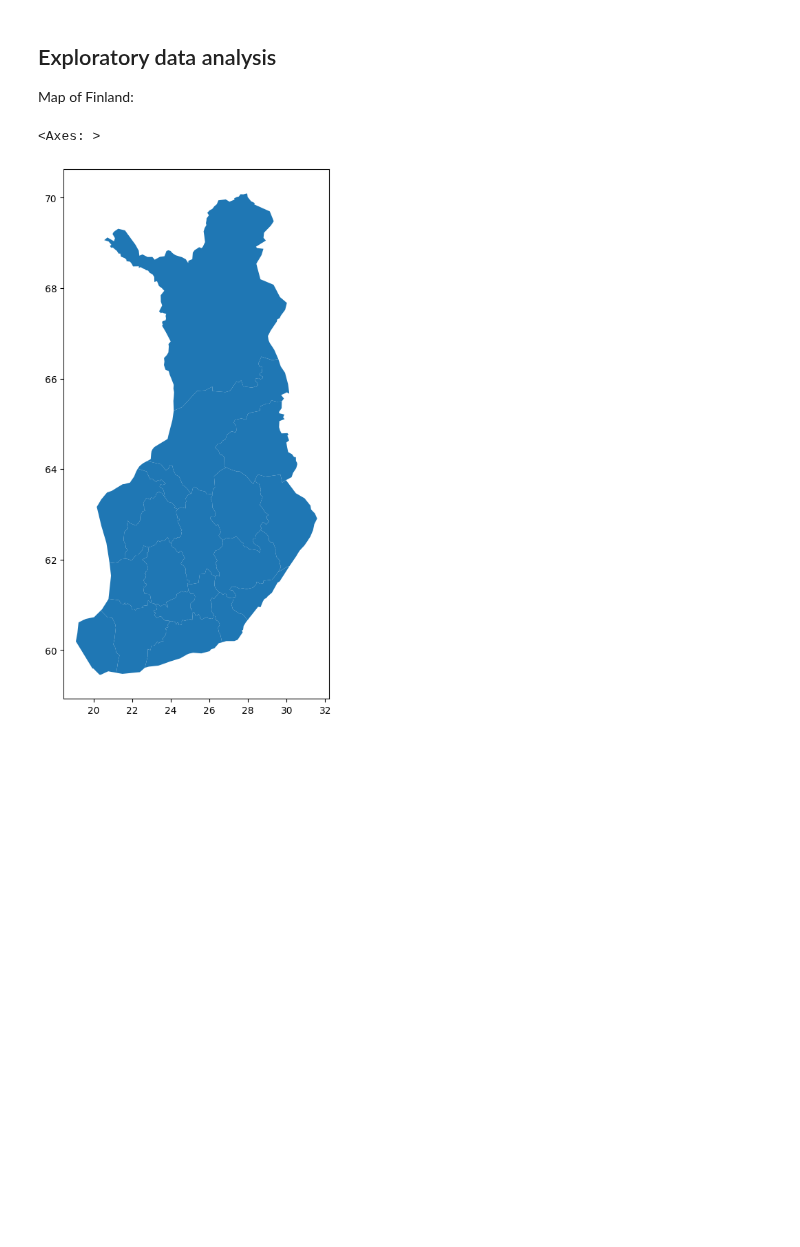
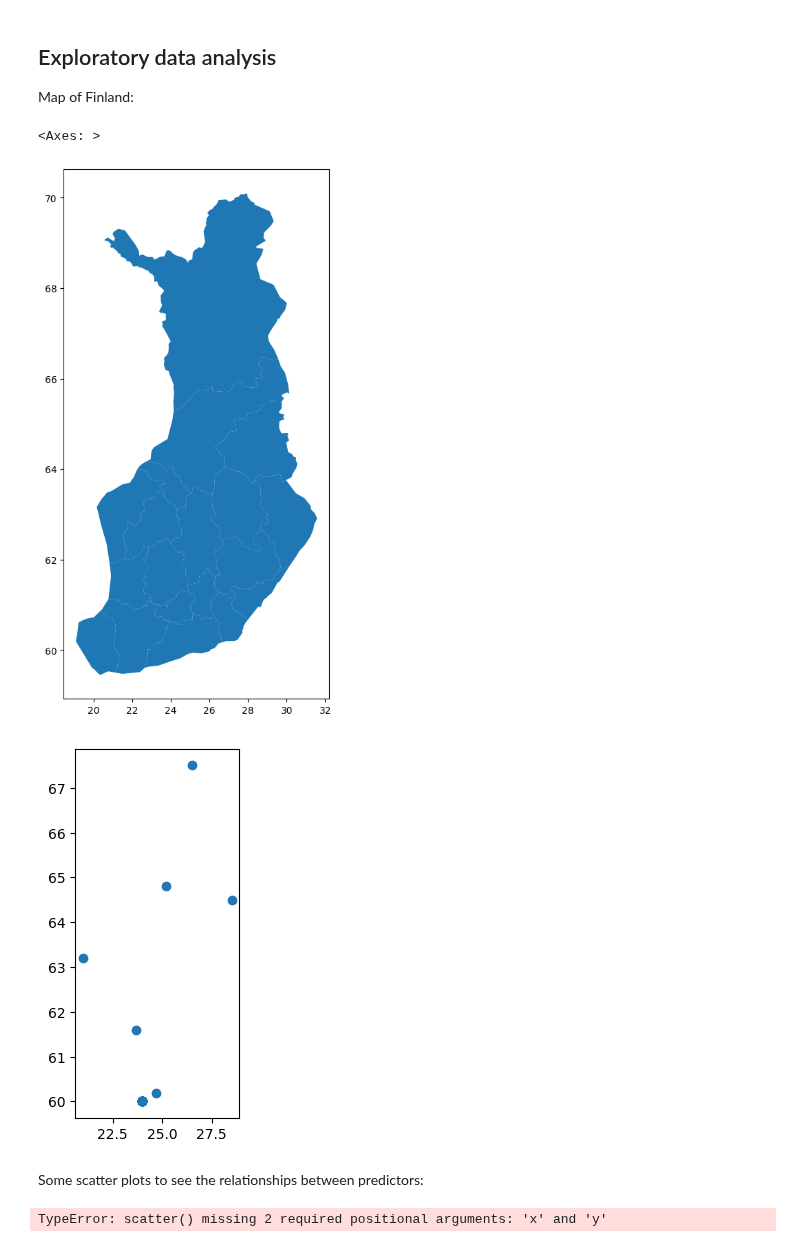
Before and after one commit to AnnaKuokkanen/DataScienceIntro, a Jupyter notebook: intro_to_data_project.ipynb, the cells around one changed output. Saved outputs shown, nothing was run; the diff lists cells and outputs as text; code cells hidden in the pictures; blank space fills up the shorter version.

```diff
--- a/intro_to_data_project.ipynb
+++ b/intro_to_data_project.ipynb
@@ -146,6 +175,16 @@ Map of Finland:
 # %%
 finland_map = gpd.read_file("data/regions.geojson")
 finland_map['geometry'].plot(figsize=(10, 10))
+
+finland_points = gpd.read_file("data/regions_centers.geojson")
+finland_points['geometry'].plot()
 # %% [output]
 <Axes: >
 [figure]
+[figure, added]
+# %% [markdown]
+Some scatter plots to see the relationships between predictors:
+# %%
+plt.scatter()
+# %% [output]
+TypeError: scatter() missing 2 required positional arguments: 'x' and 'y'
```
Also changed, not shown: parts of 10 cells of this notebook, 4 other files.
